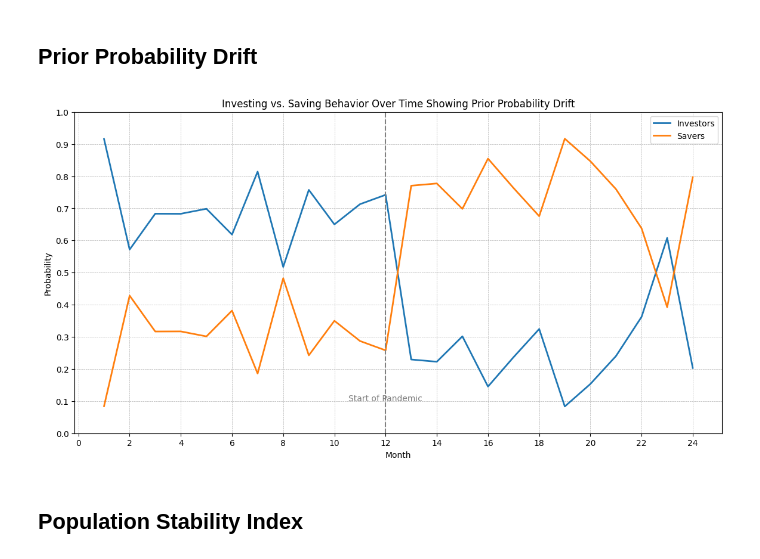
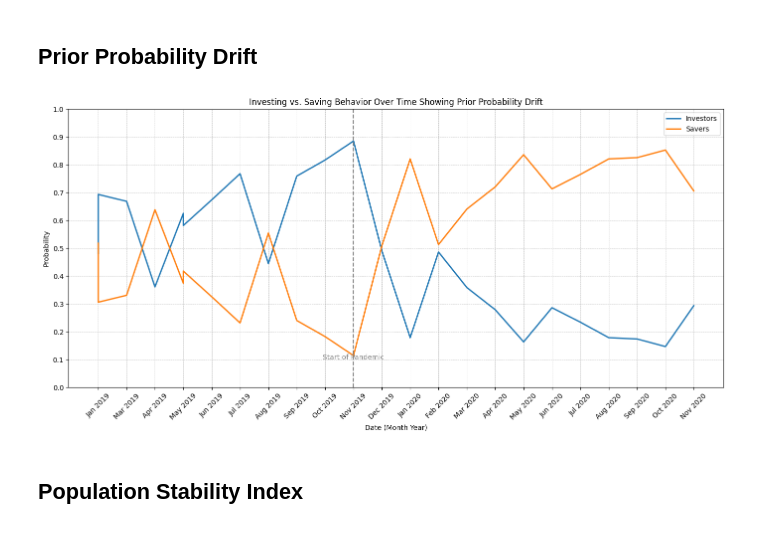
Before and after one commit to SaraKmair/Data_Drift, a Jupyter notebook: Data_Drift.ipynb, the cells around one changed output. Drawn from its saved outputs; the diff is of its cells as text; code cells hidden in the pictures.

```diff
--- a/Data_Drift.ipynb
+++ b/Data_Drift.ipynb
@@ -55,61 +76,78 @@ plt.show()
 # %% [markdown]
 ## Prior Probability Drift
 # %%
+
 # Settings
 months = 24  # 2 years
 
 # Simulating investment behavior with a beta distribution
 # The parameters a (alpha) and b (beta) control the shape of the distribution
 a_investors_pre_pandemic = 7  # alpha > beta, skewed towards 1 (investing)
 b_investors_pre_pandemic = 3
 
 a_investors_during_pandemic = 3  # alpha < beta, skewed towards 0 (saving)
 b_investors_during_pandemic = 7
 
 # Generate continuous probabilities
 investors_pre_pandemic = np.random.beta(a_investors_pre_pandemic, b_investors_pre_pandemic, months // 2)
 savers_pre_pandemic = 1 - investors_pre_pandemic
 
 investors_during_pandemic = np.random.beta(a_investors_during_pandemic, b_investors_during_pandemic, months // 2)
 savers_during_pandemic = 1 - investors_during_pandemic
 
 # Combine the data
 investors = np.concatenate([investors_pre_pandemic, investors_during_pandemic])
 savers = np.concatenate([savers_pre_pandemic, savers_during_pandemic])
 
 # Create a DataFrame for easier plotting
 df = pd.DataFrame({
     'Month': np.arange(months) + 1,
     'Investors': investors,
     'Savers': savers
 })
+
+# Define a start date for the pre-pandemic period
+start_date = datetime(2019, 1, 1)
+
+# Create a date range for the x-axis labels
+date_range = [start_date + timedelta(days=30*x) for x in range(months)]
+
+# Convert date_range to "Month Year" format
+df['Date'] = [date.strftime('%b %Y') for date in date_range]
+
+# Plotting
+plt.figure(figsize=(14, 7))
+
+plt.plot(df['Date'], df['Investors'], label='Investors', linewidth=2)
+plt.plot(df['Date'], df['Savers'], label='Savers', linewidth=2)
+
+# Adding annotations for pandemic period
+pandemic_start_date = df['Date'][months // 2 - 1]  # Assuming the pandemic starts at the halfway point
+
+plt.axvline(x=pandemic_start_date, color='grey', linestyle='--')
+plt.text(pandemic_start_date, 0.1, 'Start of Pandemic', horizontalalignment='center', color='grey')
+
+# Improving the axes
+plt.xlabel('Date (Month Year)')
+plt.ylabel('Probability')
+plt.title('Investing vs. Saving Behavior Over Time Showing Prior Probability Drift')
+
+# Rotate x-axis labels for better readability
+plt.xticks(rotation=45)
+
+# Set y ticks to be in increments of 0.1
+plt.yticks(np.linspace(0, 1, 11))
+
+# Adding gridlines
+plt.grid(True, which='both', linestyle='--', linewidth=0.5)
+
+# Ensure the legend is clear and placed appropriately
+plt.legend(loc='best')
+
+plt.tight_layout()  # Adjust layout to prevent clipping of tick-labels
+plt.show()
+# %% [output]
+[figure, added]
-# %%
-# Plotting
-plt.figure(figsize=(14, 7))
-
-plt.plot(df['Month'], df['Investors'], label='Investors', linewidth=2)
-plt.plot(df['Month'], df['Savers'], label='Savers', linewidth=2)
-
-# Adding annotations for pandemic period
-plt.axvline(x=12, color='grey', linestyle='--')
-plt.text(12, 0.1, 'Start of Pandemic', horizontalalignment='center', color='grey')
-
-# Improving the axes
-plt.xlabel('Month')
-plt.ylabel('Probability')
-plt.title('Investing vs. Saving Behavior Over Time Showing Prior Probability Drift')
-plt.xticks(range(0, 25, 2))  # Set x ticks to be every two months for clarity
-plt.yticks(np.linspace(0, 1, 11))  # Set y ticks to be in increments of 0.1
-
-# Adding gridlines
-plt.grid(True, which='both', linestyle='--', linewidth=0.5)
-
-# Ensure the legend is clear and placed appropriately
-plt.legend(loc='best')
-
-plt.show()
-# %% [output]
-[figure, removed]
 # %% [markdown]
 ## Population Stability Index
 # %%
```
Also changed, not shown: parts of 6 cells of this notebook.
